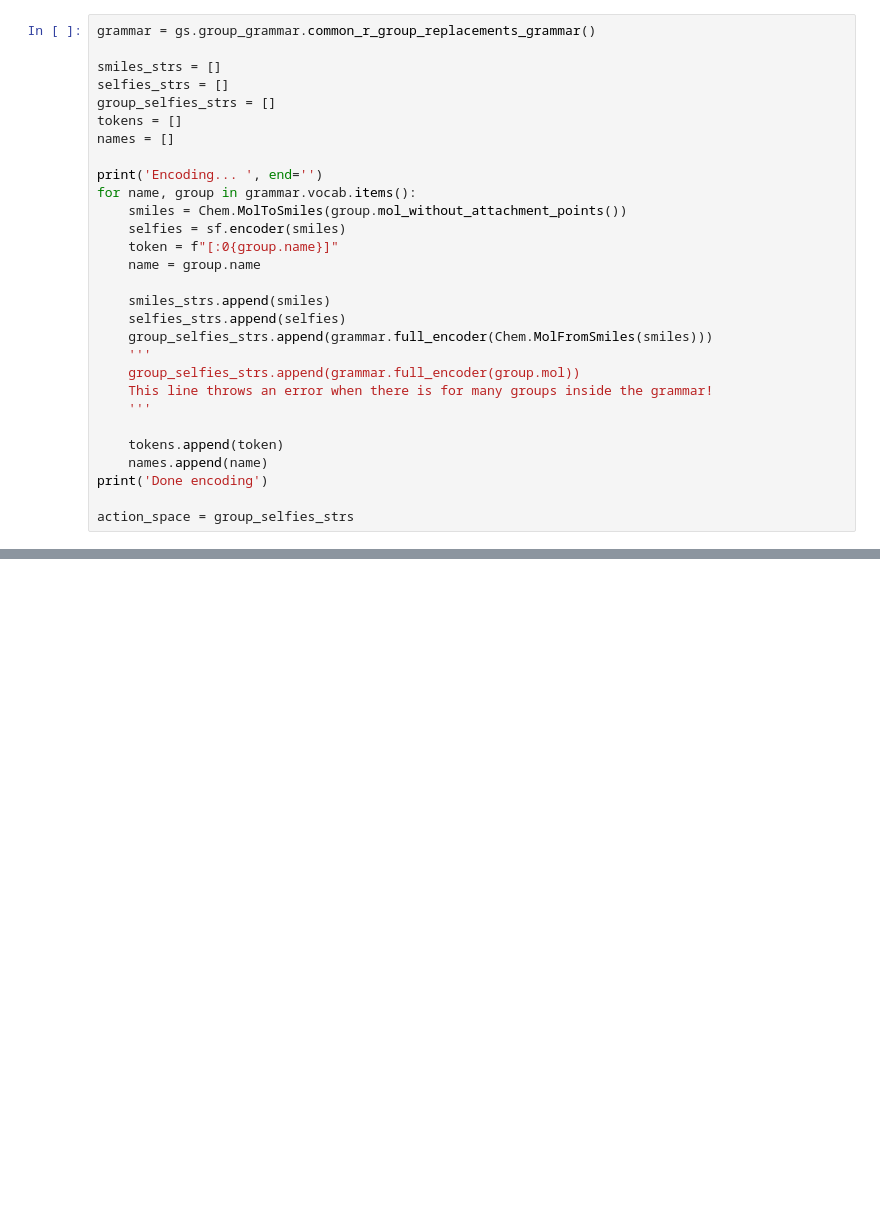
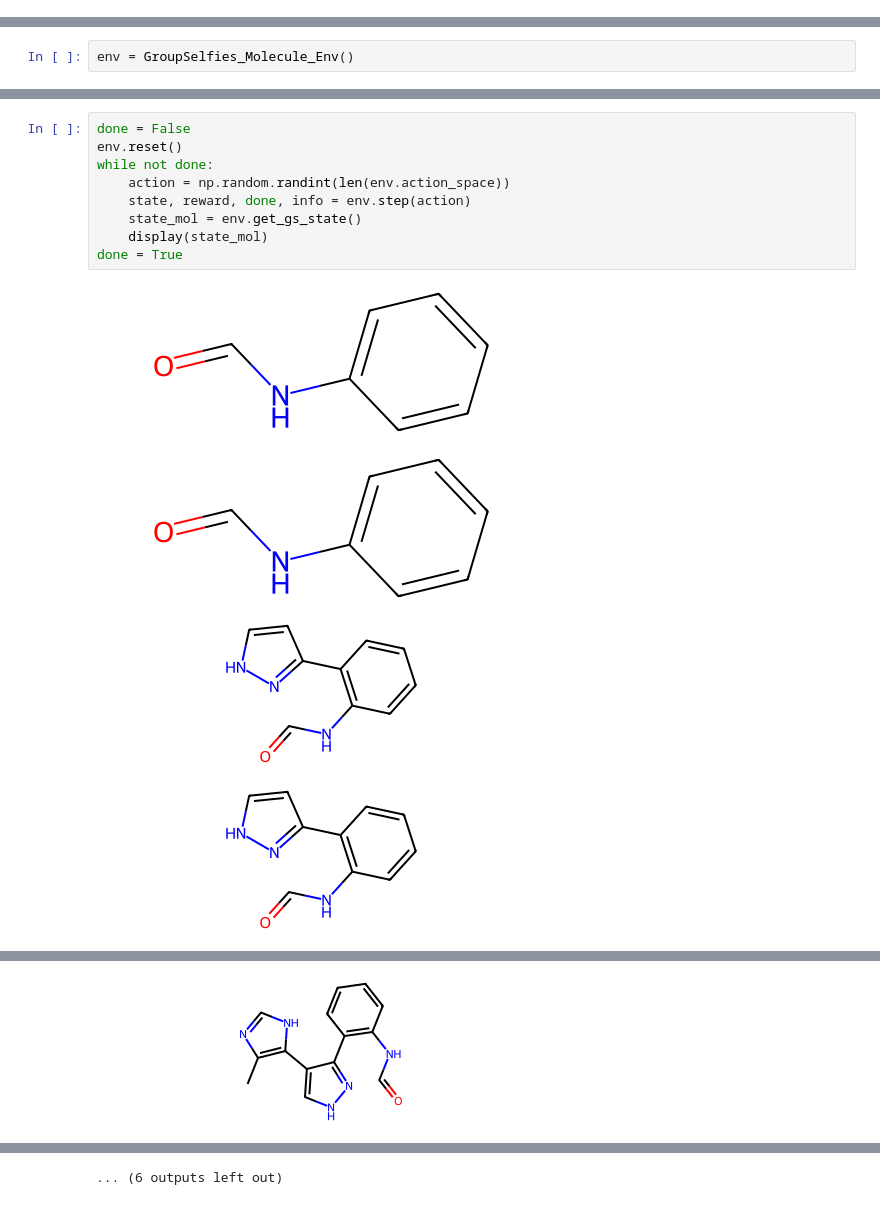
Before and after one commit to montrealrobotics/RL4Chem, a Jupyter notebook: notebooks/de_novo_generation.ipynb, the cells around one changed output, grey strips where cells are left out. Drawn from its saved outputs; the diff is of its cells as text; blank space fills up the shorter version.

Commit message:
added new notebook with error

```diff
--- a/notebooks/de_novo_generation.ipynb
+++ b/notebooks/de_novo_generation.ipynb
@@ -41,29 +19,0 @@ def format(n, d):
-# %%
-grammar = gs.group_grammar.common_r_group_replacements_grammar()
-
-smiles_strs = []
-selfies_strs = []
-group_selfies_strs = []
-tokens = []
-names = []
-
-print('Encoding... ', end='')
-for name, group in grammar.vocab.items():
-    smiles = Chem.MolToSmiles(group.mol_without_attachment_points())
-    selfies = sf.encoder(smiles)
-    token = f"[:0{group.name}]"
-    name = group.name
-
-    smiles_strs.append(smiles)
-    selfies_strs.append(selfies)
-    group_selfies_strs.append(grammar.full_encoder(Chem.MolFromSmiles(smiles)))
-    '''
-    group_selfies_strs.append(grammar.full_encoder(group.mol))
-    This line throws an error when there is for many groups inside the grammar!
-    '''
-
-    tokens.append(token)
-    names.append(name)
-print('Done encoding')
-
-action_space = group_selfies_strs
@@ -122,0 +94,2 @@ print(grammar.full_encoder(rnd_mol))
+# %%
+env = GroupSelfies_Molecule_Env()
@@ -122,0 +98,14 @@ print(grammar.full_encoder(rnd_mol))
+# %%
+done = False
+env.reset()
+while not done:
+    action = np.random.randint(len(env.action_space))
+    state, reward, done, info = env.step(action)
+    state_mol = env.get_gs_state()
+    display(state_mol)
+done = True
+# %% [output]
+[figure, added]
+[figure, added]
+[figure, added]
+[figure, added]
@@ -122,0 +113 @@ print(grammar.full_encoder(rnd_mol))
+[figure, added]
@@ -122,0 +122 @@ print(grammar.full_encoder(rnd_mol))
+... (6 outputs left out)
```
Also changed, not shown: parts of 13 cells of this notebook.
